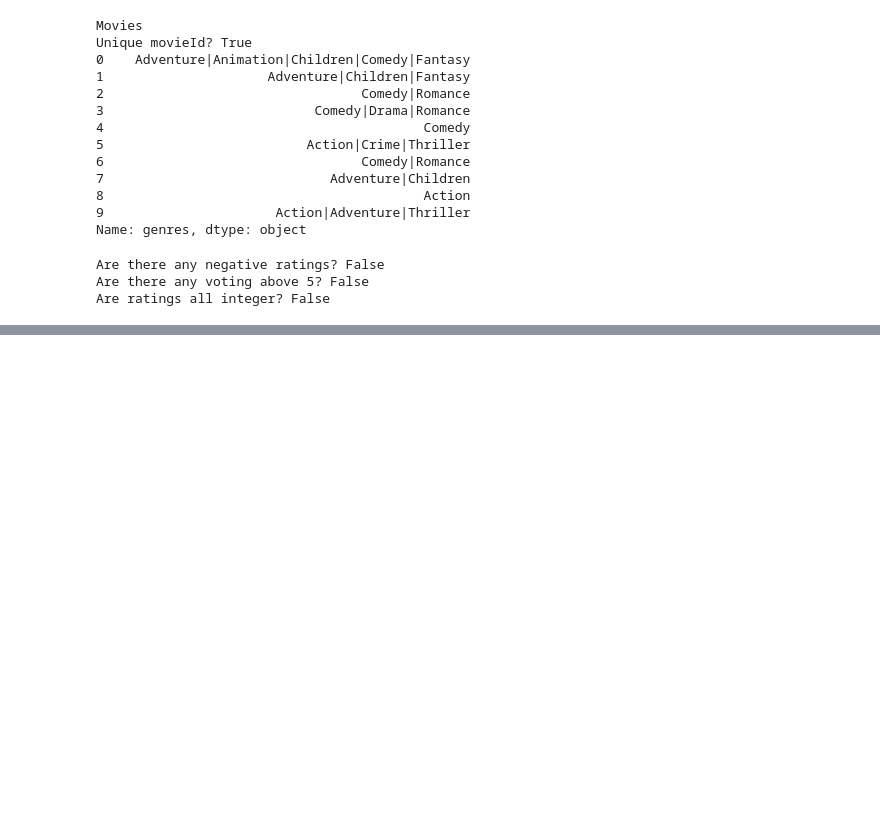
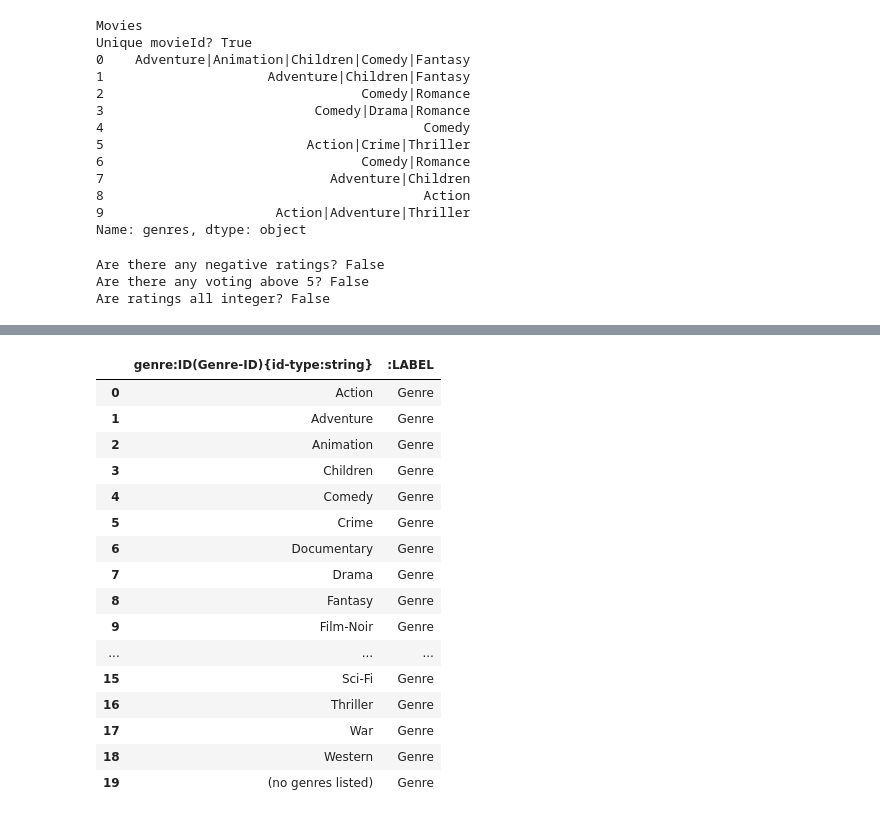
Before and after one commit to AngeloLongano/graph_analytics_movie_dataset, a Jupyter notebook: preprocessing.ipynb, the cells around one changed output, grey strips where cells are left out. Saved outputs shown, nothing was run; the diff lists cells and outputs as text; code cells hidden in the pictures; blank space fills up the shorter version.

```diff
--- a/preprocessing.ipynb
+++ b/preprocessing.ipynb
@@ -156,3 +164,42 @@ print(a)
+# %%
+movies.drop(columns=["genres"], inplace=True)
+movies.columns = ["movieId:ID(Movie-ID)", "title", "year:int"]
+movies[":LABEL"] = "Movie"
+
+users.columns = ["userId:ID(User-ID)", "ratings:int", "tags:int"]
+users[":LABEL"] = "User"
+
+genres = pd.DataFrame(genres, columns=["genre:ID(Genre-ID){id-type:string}"])
+genres[":LABEL"] = "Genre"
+
+ratings["timestamp"] = pd.to_datetime(
+    ratings["timestamp"], unit="s", utc=True
+).dt.strftime("%Y-%m-%dT%H:%M:%S%z")
+ratings.columns = [
+    "userId:START_ID(User-ID)",
+    "movieId:END_ID(Movie-ID)",
+    "rating:float",
+    "timestamp:datetime",
+]
+ratings[":TYPE"] = "RATED"
+
+tags["timestamp"] = pd.to_datetime(tags["timestamp"], unit="s", utc=True).dt.strftime(
+    "%Y-%m-%dT%H:%M:%S%z"
+)
+
+tags.columns = [
+    "userId:START_ID(User-ID)",
+    "movieId:END_ID(Movie-ID)",
+    "tag",
+    "timestamp:datetime",
+]
+tags[":TYPE"] = "TAGGED"
+
+movies_genres.columns = [
+    "movieId:START_ID(Movie-ID)",
+    "genre:END_ID(Genre-ID){id-type:string}",
+]
+movies_genres[":TYPE"] = "IN_GENRE"
 # %%
 import os
 
@@ -167,0 +218,21 @@ tags.to_csv(f"{path_to_save}/tags.csv", index=False)
+# %%
+genres
+# TODO: change id from movies to genre
+# %% [output]
+|  | genre:ID(Genre-ID){id-type:string} | :LABEL |
+| 0 | Action | Genre |
+| 1 | Adventure | Genre |
+| 2 | Animation | Genre |
+| 3 | Children | Genre |
+| 4 | Comedy | Genre |
+| 5 | Crime | Genre |
+| 6 | Documentary | Genre |
+| 7 | Drama | Genre |
+| 8 | Fantasy | Genre |
+| 9 | Film-Noir | Genre |
+| ... | ... | ... |
+| 15 | Sci-Fi | Genre |
+| 16 | Thriller | Genre |
+| 17 | War | Genre |
+| 18 | Western | Genre |
+| 19 | (no genres listed) | Genre |
```
Also changed, not shown: parts of 11 cells of this notebook, 9 other files.
